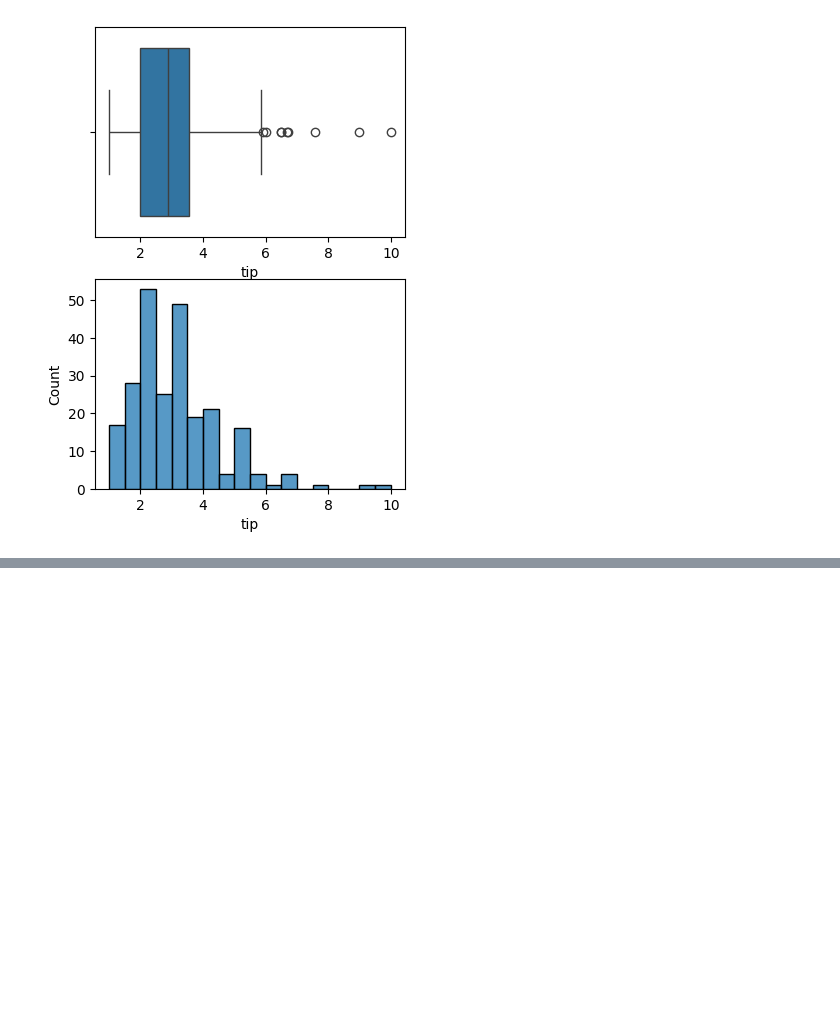
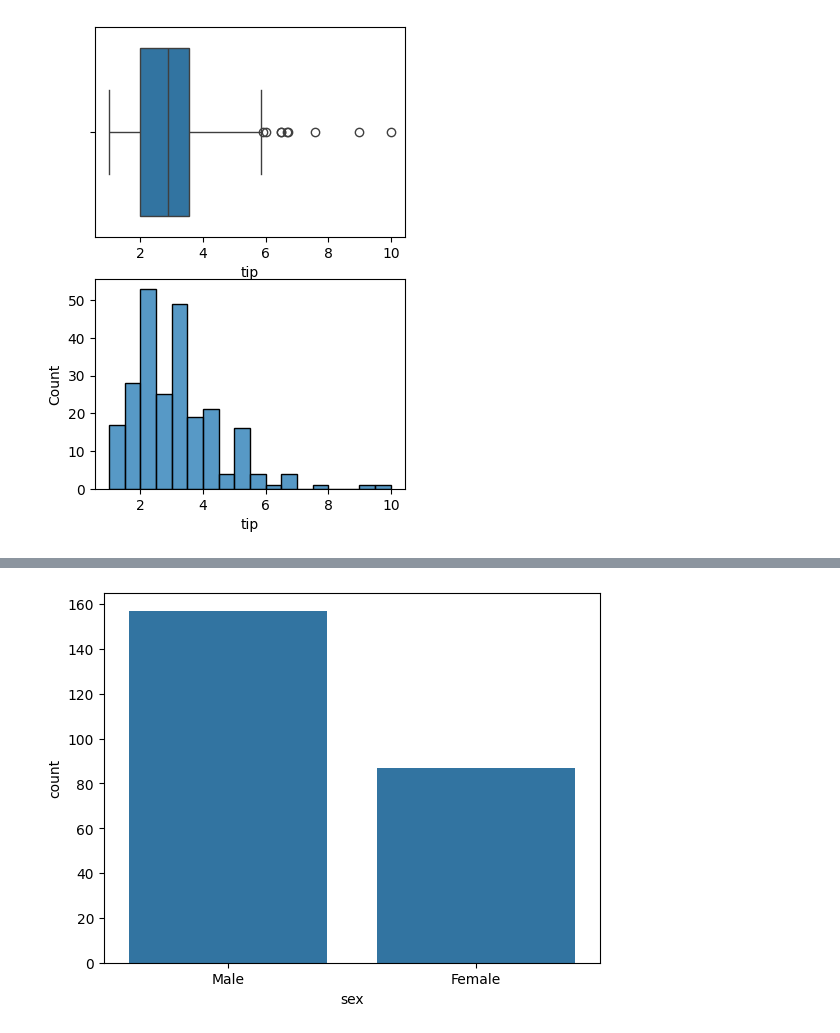
Before and after one commit to Sjleerodls/Data_Analysis, a Jupyter notebook: lab_da/da05_seaborn.ipynb, the cells around one changed output, grey strips where cells are left out. Drawn from its saved outputs; the diff is of its cells as text; code cells hidden in the pictures; blank space fills up the shorter version.

```diff
--- a/lab_da/da05_seaborn.ipynb
+++ b/lab_da/da05_seaborn.ipynb
@@ -182,0 +197,6 @@ plt.show()
+# %%
+sns.countplot(data=tips, x='sex')
+
+plt.show()
+# %% [output]
+[figure, added]
```
Also changed, not shown: parts of 31 cells of this notebook.
